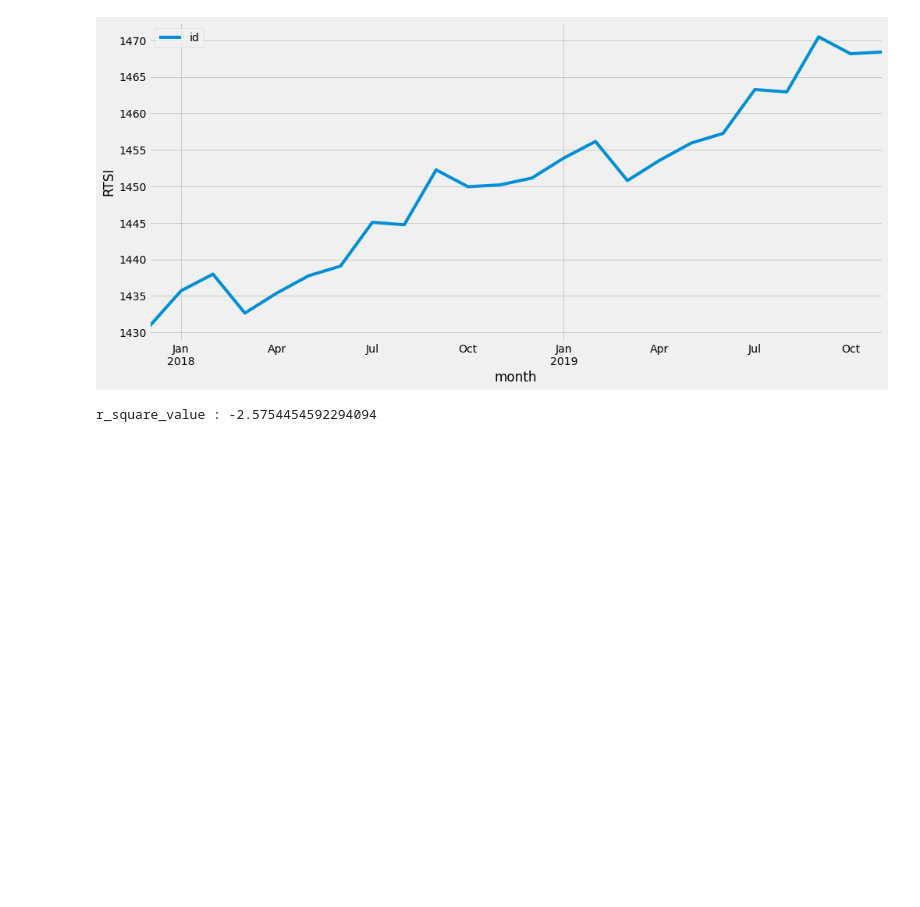
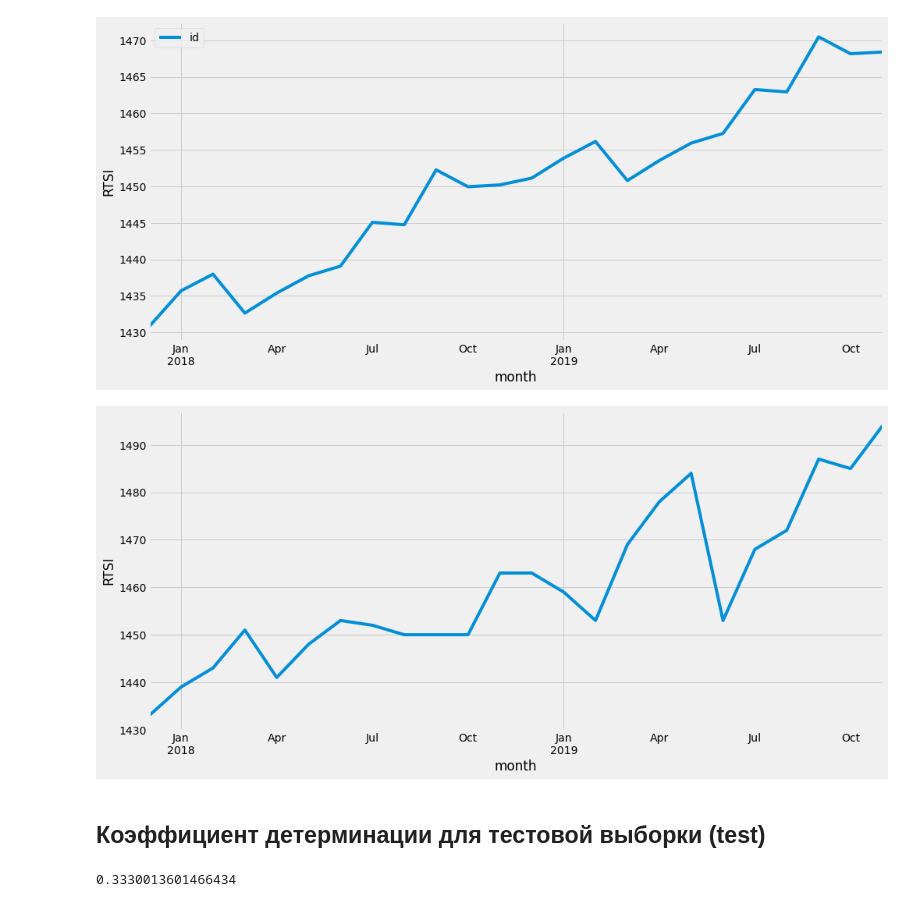
Before and after one commit to Alexbotduglas/old-Files-Trash-, a Jupyter notebook: SARIMA_1998-2017.ipynb, the cells around one changed output. Saved outputs shown, nothing was run; the diff lists cells and outputs as text; code cells hidden in the pictures; blank space fills up the shorter version.

```diff
--- a/SARIMA_1998-2017.ipynb
+++ b/SARIMA_1998-2017.ipynb
@@ -417,9 +414,7 @@ from statsmodels.tsa.holtwinters import ExponentialSmoothing
 from sklearn.metrics import mean_squared_error, r2_score
 from math import sqrt
 
-model = ExponentialSmoothing(train, seasonal='mul', seasonal_periods=3).fit()
-pred = model.predict(start=test.index[0], end=test.index[-1])
-r_squared = r2_score(test, pred)
-print('r_square_value :',r_squared)
+#model = ExponentialSmoothing(train, seasonal='mul', seasonal_periods=3).fit()
+#pred = model.predict(start=test.index[0], end=test.index[-1])
+#r_squared = r2_score(test, pred)
+#print('r_square_value :',r_squared)
-# %% [output]
-r_square_value : -2.5754454592294094
@@ -432,0 +421,20 @@ r_square_value : -2.5754454592294094
+# %%
+df11 = pd.read_csv('C:/Users/user/Desktop/VASYA11.csv',',', index_col=['month'], parse_dates=['month'], dayfirst=True)
+plt.figure(figsize(15,7))
+df11.id.plot()
+plt.ylabel('RTSI')
+pylab.show()
+# %% [output]
+[figure, added]
+# %% [markdown]
+## Коэффициент детерминации для тестовой выборки (test)
+# %%
+from sklearn.metrics import r2_score
+y_true = df11
+y_pred = df7
+#df3
+#df2.forecast
+r2_score(y_true, y_pred)
+#print('r2_score', r2_score)
+# %% [output]
+0.3330013601466434
```
Also changed, not shown: parts of 13 cells of this notebook.
